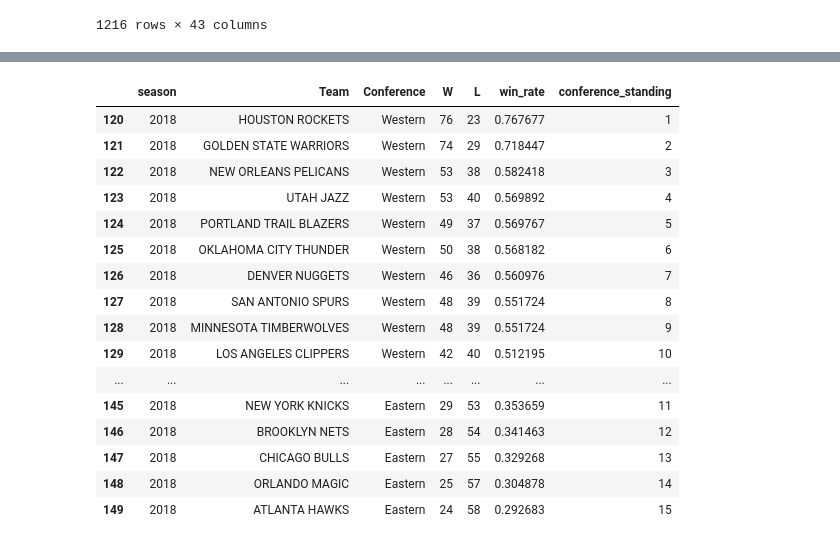
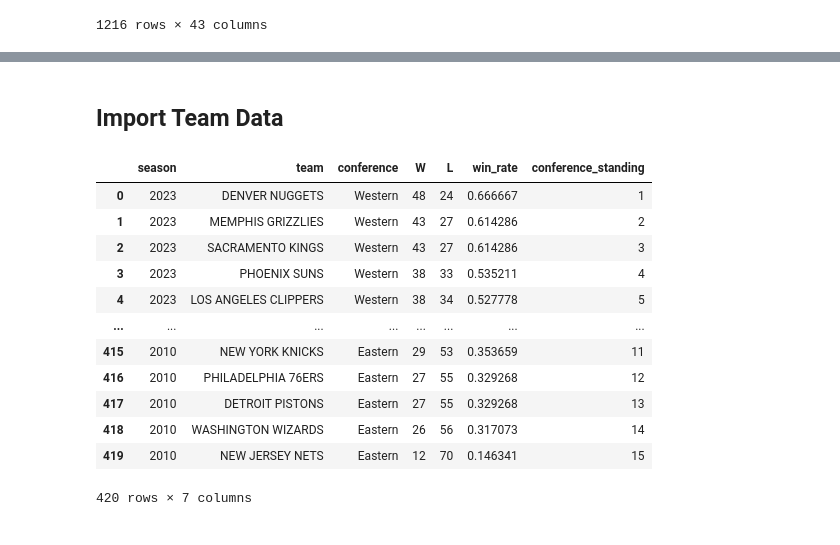
Before and after one commit to tz1211/DS105L-Project-404-Not-Found, a Jupyter notebook: Code/final_data_cleaning.ipynb, the cells around one changed output, grey strips where cells are left out. Cells and saved outputs as stored; diff of their text form; code cells hidden in the pictures.

```diff
--- a/Code/final_data_cleaning.ipynb
+++ b/Code/final_data_cleaning.ipynb
@@ -23,21 +43,20 @@ df_players
+# %% [markdown]
+## Import Team Data
 # %%
 df_teams = pd.read_csv("../Data/merged_team_conference.csv")
-df_teams[df_teams["season"] == 2018]
+df_teams.drop("Unnamed: 0", axis=1, inplace=True)
+df_teams
 # %% [output]
-|  | season | Team | Conference | W | L | win_rate | conference_standing |
-| 120 | 2018 | HOUSTON ROCKETS | Western | 76 | 23 | 0.767677 | 1 |
-| 121 | 2018 | GOLDEN STATE WARRIORS | Western | 74 | 29 | 0.718447 | 2 |
-| 122 | 2018 | NEW ORLEANS PELICANS | Western | 53 | 38 | 0.582418 | 3 |
-| 123 | 2018 | UTAH JAZZ | Western | 53 | 40 | 0.569892 | 4 |
-| 124 | 2018 | PORTLAND TRAIL BLAZERS | Western | 49 | 37 | 0.569767 | 5 |
-| 125 | 2018 | OKLAHOMA CITY THUNDER | Western | 50 | 38 | 0.568182 | 6 |
-| 126 | 2018 | DENVER NUGGETS | Western | 46 | 36 | 0.560976 | 7 |
-| 127 | 2018 | SAN ANTONIO SPURS | Western | 48 | 39 | 0.551724 | 8 |
-| 128 | 2018 | MINNESOTA TIMBERWOLVES | Western | 48 | 39 | 0.551724 | 9 |
-| 129 | 2018 | LOS ANGELES CLIPPERS | Western | 42 | 40 | 0.512195 | 10 |
+|  | season | team | conference | W | L | win_rate | conference_standing |
+| 0 | 2023 | DENVER NUGGETS | Western | 48 | 24 | 0.666667 | 1 |
+| 1 | 2023 | MEMPHIS GRIZZLIES | Western | 43 | 27 | 0.614286 | 2 |
+| 2 | 2023 | SACRAMENTO KINGS | Western | 43 | 27 | 0.614286 | 3 |
+| 3 | 2023 | PHOENIX SUNS | Western | 38 | 33 | 0.535211 | 4 |
+| 4 | 2023 | LOS ANGELES CLIPPERS | Western | 38 | 34 | 0.527778 | 5 |
 | ... | ... | ... | ... | ... | ... | ... | ... |
-| 145 | 2018 | NEW YORK KNICKS | Eastern | 29 | 53 | 0.353659 | 11 |
-| 146 | 2018 | BROOKLYN NETS | Eastern | 28 | 54 | 0.341463 | 12 |
-| 147 | 2018 | CHICAGO BULLS | Eastern | 27 | 55 | 0.329268 | 13 |
-| 148 | 2018 | ORLANDO MAGIC | Eastern | 25 | 57 | 0.304878 | 14 |
-| 149 | 2018 | ATLANTA HAWKS | Eastern | 24 | 58 | 0.292683 | 15 |
+| 415 | 2010 | NEW YORK KNICKS | Eastern | 29 | 53 | 0.353659 | 11 |
+| 416 | 2010 | PHILADELPHIA 76ERS | Eastern | 27 | 55 | 0.329268 | 12 |
+| 417 | 2010 | DETROIT PISTONS | Eastern | 27 | 55 | 0.329268 | 13 |
+| 418 | 2010 | WASHINGTON WIZARDS | Eastern | 26 | 56 | 0.317073 | 14 |
+| 419 | 2010 | NEW JERSEY NETS | Eastern | 12 | 70 | 0.146341 | 15 |
+420 rows × 7 columns
```
Also changed, not shown: parts of 12 cells of this notebook.
